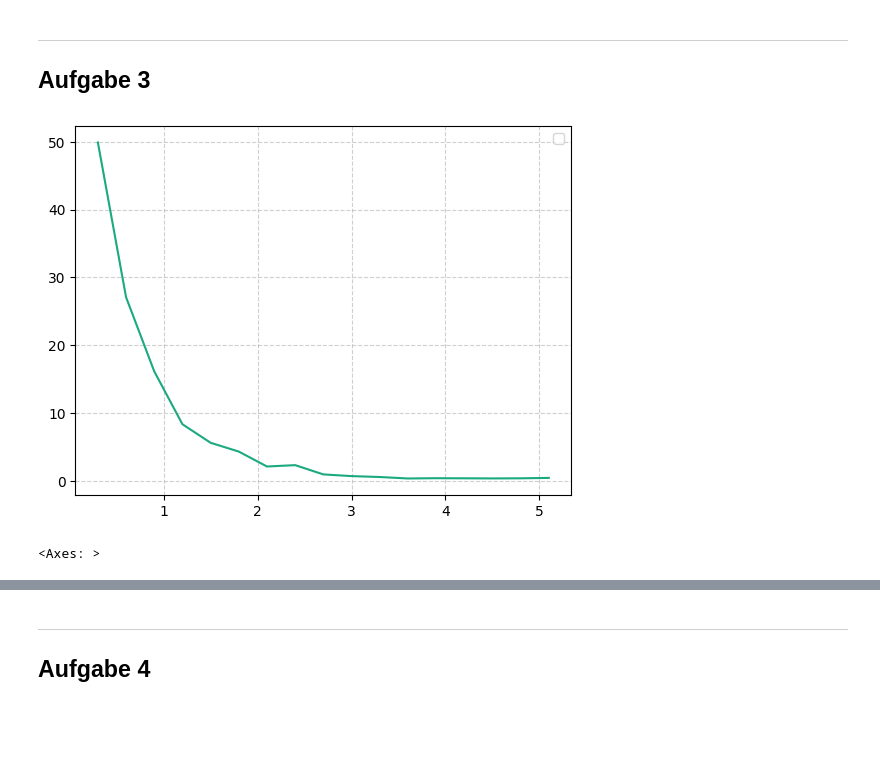
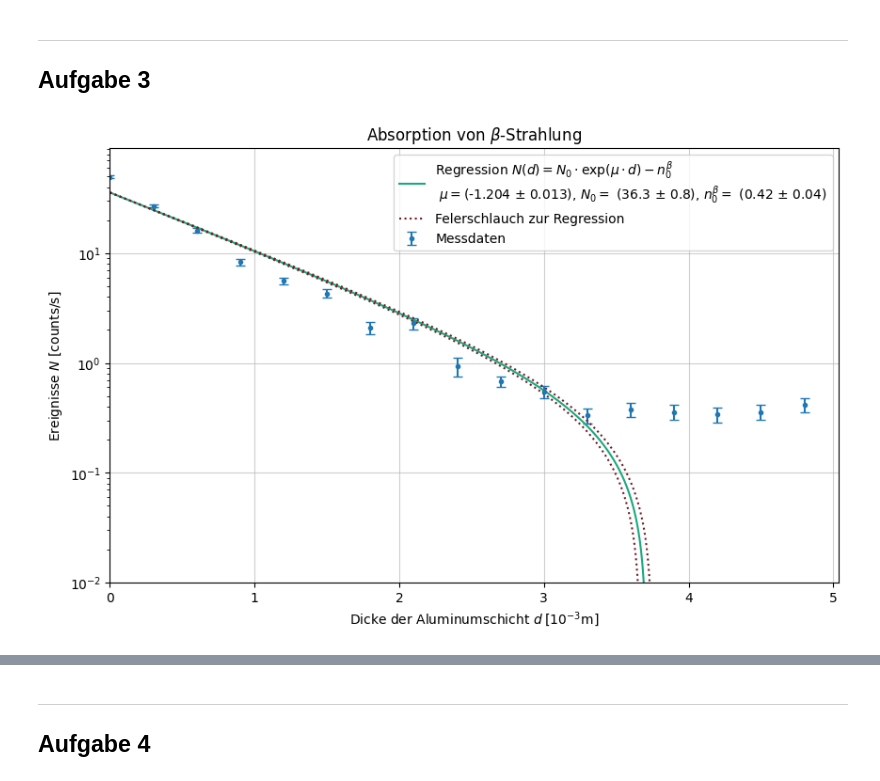
Before and after one commit to FinnZeumer/PAP-2, a Jupyter notebook: Versuche/253/Python/V253.ipynb, the cells around one changed output, grey strips where cells are left out. Drawn from its saved outputs; the diff is of its cells as text; code cells hidden in the pictures; blank space fills up the shorter version.

```diff
--- a/Versuche/253/Python/V253.ipynb
+++ b/Versuche/253/Python/V253.ipynb
@@ -117,30 +117,73 @@ d_Sr = 6.0
 mess_t_Sr = np.concatenate([[30] * 9, [120] * 8])
 counts_Sr = np.array([1497, 812, 484, 250, 168, 129, 63, 69, 28, 82, 66, 40, 45, 43, 41, 43, 50])
 
+
 count_rate_Sr = counts_Sr/mess_t_Sr
+
+err_count_rate_Sr = sqrt(count_rate_Sr)/sqrt(mess_t_Sr)
+
 
 # Aluminum Schichten
 dicke_Al = np.zeros([len(counts_Sr)])
 current_Al_PlattenDicke = 0
 for i in range(0, len(counts_Sr)):
+    dicke_Al[i] = current_Al_PlattenDicke
     current_Al_PlattenDicke = current_Al_PlattenDicke + 0.3 # mm
-    dicke_Al[i] = current_Al_PlattenDicke
-
 
 
 n_Beta = 125
 n_Beta_0 = n_Beta / 300 # s^-1
-
-
-# print(dicke_Al)
-# print(count_rate_Sr)
+err_n_Beta_0 = sqrt(n_Beta_0)/sqrt(300)
+# %%
+def expo_decay(d, N_0, mu):
+    return N_0 * exp(mu * d) - n_Beta_0
 # %%
-plt.plot(
+plt.figure(figsize=(10,6))
+
+
+plt.errorbar(
     dicke_Al,
-    count_rate_Sr
+    count_rate_Sr,
+    err_count_rate_Sr,
+    label = 'Messdaten',
+    ls = '',
+    capsize = 3.5,
+    marker = '.'
     )
 
-pap.plot_me()
+popt, pcov = curve_fit(expo_decay, dicke_Al, count_rate_Sr, sigma=err_count_rate_Sr, absolute_sigma=True)
+counts_reg, mu_reg = popt
+err_counts_reg, err_mu_reg = sqrt(np.diag(pcov))
+
+dicke_Al_Space = np.linspace(0, 4.3, 1000)
+plt.plot(dicke_Al_Space,
+         expo_decay(dicke_Al_Space, counts_reg, mu_reg),
+         label = f'Regression $N(d) = N_0 \\cdot \\exp(\\mu \\cdot d) - n_0^\\beta$\n $\\mu=$({pap.round_sig_digs(err_mu_reg, mu_reg)[3]}), $N_0=$ ({pap.round_sig_digs(err_counts_reg, counts_reg)[3]}), $n_0^\\beta=$ ({pap.round_sig_digs(err_n_Beta_0, n_Beta_0)[3]})',
+         color = c.LIGHT_GREEN
+         )
+
+plt.plot(dicke_Al_Space,
+         expo_decay(dicke_Al_Space, counts_reg, mu_reg - err_mu_reg),
+         color = c.WINE_RED,
+         ls = ':'
+         )
+
+plt.plot(dicke_Al_Space,
+         expo_decay(dicke_Al_Space, counts_reg, mu_reg + err_mu_reg),
+         color = c.WINE_RED,
+         ls = ':',
+         label = r'Felerschlauch zur Regression'
+         )
+
+plt.yscale('log')
+plt.title(r'Absorption von $\beta$-Strahlung')
+plt.xlabel(r'Dicke der Aluminumschicht $d \; \mathrm{[10^{-3} m]}$')
+plt.ylabel(r'Ereignisse $N$ [counts/s]')
+plt.legend()
+plt.ylim(bottom=1e-2)
+plt.xlim(left=0)
+plt.grid(True, alpha=0.6)
+plt.savefig(f'{plt_save_folder}Absorption_beta_Aluminum.pdf')
+plt.show()
 # %% [output]
-[figure, old version]
+[figure, new version]
-<Axes: >
```
Also changed, not shown: parts of 4 cells of this notebook, 26 other files.
